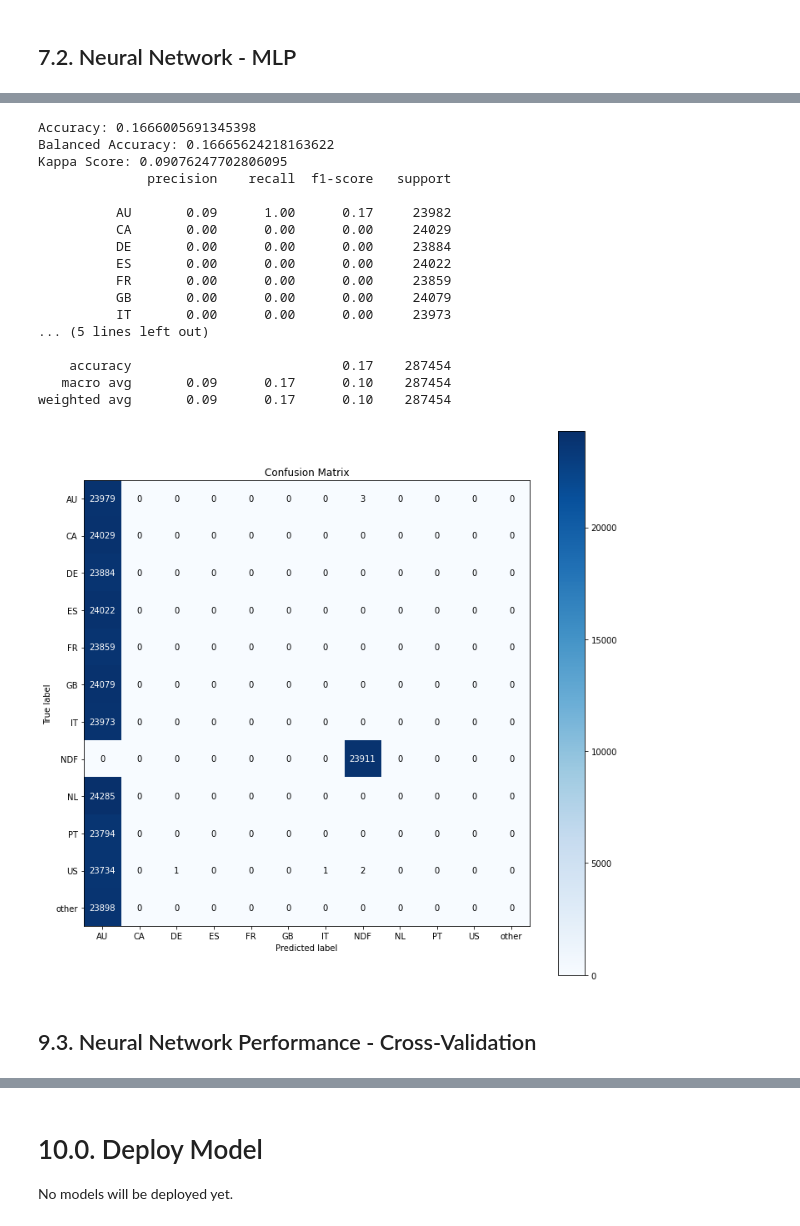
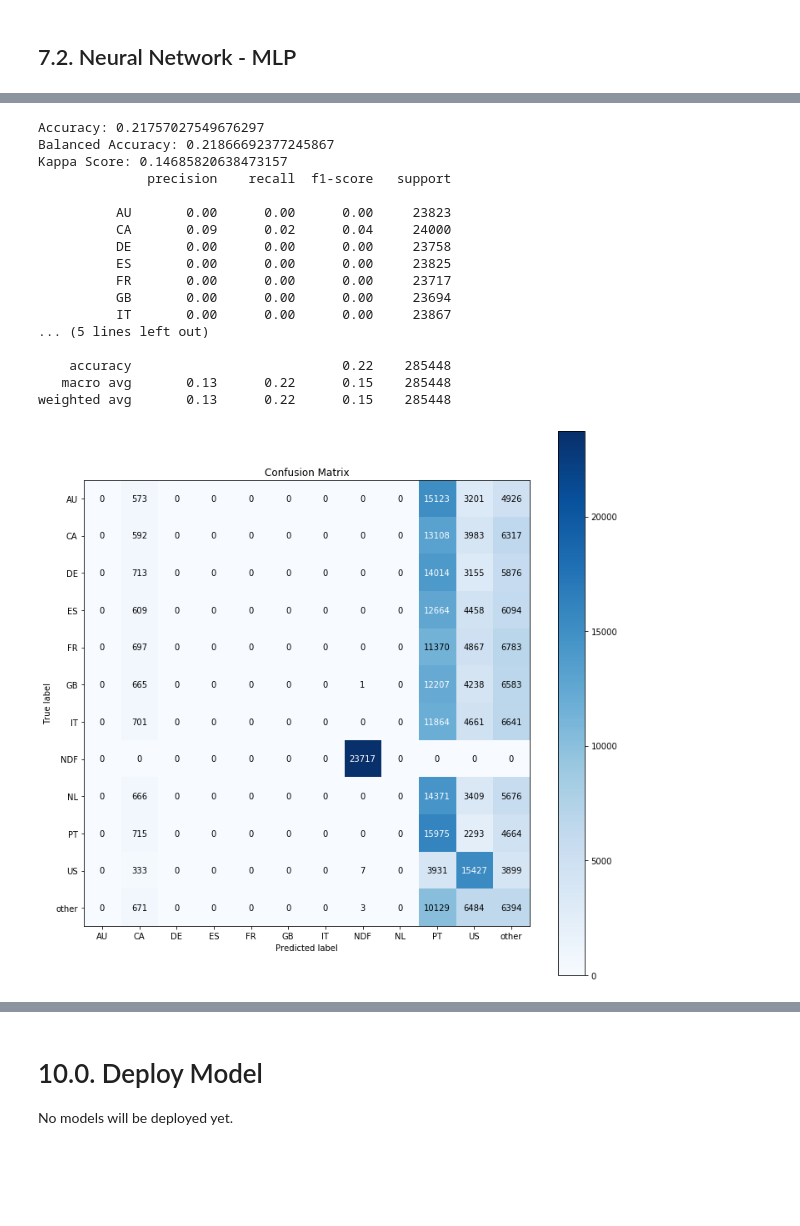
Before and after one commit to vinissouza/Airbnb-First-Booking-Forecast, a Jupyter notebook: Notebooks/5th-Cycle-Notebook-Balanced_Dataset.ipynb, the cells around one changed output, grey strips where cells are left out. Saved outputs shown, nothing was run; the diff lists cells and outputs as text; code cells hidden in the pictures; blank space fills up the shorter version.

```diff
--- a/Notebooks/5th-Cycle-Notebook-Balanced_Dataset.ipynb
+++ b/Notebooks/5th-Cycle-Notebook-Balanced_Dataset.ipynb
@@ -751,2 +770,8 @@ df05_users_comb.to_csv('../Datasets/data_balanced_smote_tomek.csv')
 # %% [markdown]
 # 6.0. Feature Selection
+# %%
+df06_users = df05_users.copy()
+
+df06_users_under = df05_users_under.copy()
+df06_users_over = df05_users_over.copy()
+df06_users_comb = df05_users_comb.copy()
@@ -886,11 +1109,0 @@ y_train_comb_nn = ohe_comb.fit_transform(y_train_comb.values.reshape(-1, 1)).toa
-# %%
-# model definition
-model_comb = ml.Sequential()
-model_comb.add( l.Dense(128, input_dim=x_train_comb.shape[1], activation='relu') )
-model_comb.add( l.Dense(12, activation='softmax') )
-
-# model compile
-model_comb.compile(loss='categorical_crossentropy', optimizer='adam', metrics=['accuracy'])
-
-# train model
-model_comb.fit(x_train_comb, y_train_comb_nn, epochs=100)
@@ -1080,0 +1365,11 @@ weighted avg       0.13      0.17      0.10    287544
+# %%
+# model definition
+model_comb = ml.Sequential()
+model_comb.add( l.Dense(128, input_dim=x_train_comb.shape[1], activation='relu') )
+model_comb.add( l.Dense(12, activation='softmax') )
+
+# model compile
+model_comb.compile(loss='categorical_crossentropy', optimizer='adam', metrics=['accuracy'])
+
+# train model
+model_comb.fit(x_train_comb, y_train_comb, epochs=100)
@@ -1085,8 +1399,7 @@ weighted avg       0.13      0.17      0.10    287544
 pred_comb_nn = model_comb.predict(x_test_comb)
 
 # invert prediction
-yhat_comb_nn = ohe_comb.inverse_transform(pred_comb_nn)
+yhat_comb_nn = ohe.inverse_transform(pred_comb_nn)
 
-# test dataset prepare with real results
-y_test_comb_nn = y_test_comb.to_numpy()
-yhat_comb_nn = yhat_comb_nn.reshape(1, -1)[0]
+# invert validation response
+y_test_comb_nn = ohe.inverse_transform(y_test_comb)
@@ -1102,39 +1433,43 @@ dtype: float64
 # %%
 # Accuracy
 acc_comb_nn = m.accuracy_score( y_test_comb_nn, yhat_comb_nn )
 print(f'Accuracy: {acc_comb_nn}')
 
 # Balanced Accuracy
 balanced_acc_comb_nn = m.balanced_accuracy_score(y_test_comb_nn, yhat_comb_nn)
 print(f'Balanced Accuracy: {balanced_acc_comb_nn}')
 
 # Kappa Metrics
 kappa_comb_nn = m.cohen_kappa_score(y_test_comb_nn, yhat_comb_nn)
 print(f'Kappa Score: {kappa_comb_nn}')
 
 # Classification report
 print(m.classification_report(y_test_comb_nn, yhat_comb_nn))
 
 # Confusion Matrix
 mt.plot_confusion_matrix( y_test_comb_nn, yhat_comb_nn, normalize=False, figsize=(12,12));
+
+# Performance
+comb_performance = {'model': 'NN Model - SMOTE + TOMEKLINK',
+                    'acc': np.round(acc_comb_nn, 6),
+                    'balanced_acc': np.round(balanced_acc_comb_nn, 6),
+                    'kappa_score': np.round(kappa_comb_nn, 6)}
 # %% [output]
-Accuracy: 0.1666005691345398
-Balanced Accuracy: 0.16665624218163622
-Kappa Score: 0.09076247702806095
+Accuracy: 0.21757027549676297
+Balanced Accuracy: 0.21866692377245867
+Kappa Score: 0.14685820638473157
               precision    recall  f1-score   support
 
-          AU       0.09      1.00      0.17     23982
-          CA       0.00      0.00      0.00     24029
-          DE       0.00      0.00      0.00     23884
-          ES       0.00      0.00      0.00     24022
-          FR       0.00      0.00      0.00     23859
-          GB       0.00      0.00      0.00     24079
-          IT       0.00      0.00      0.00     23973
+          AU       0.00      0.00      0.00     23823
+          CA       0.09      0.02      0.04     24000
+          DE       0.00      0.00      0.00     23758
+          ES       0.00      0.00      0.00     23825
+          FR       0.00      0.00      0.00     23717
+          GB       0.00      0.00      0.00     23694
+          IT       0.00      0.00      0.00     23867
 ... (5 lines left out)
 
-    accuracy                           0.17    287454
-   macro avg       0.09      0.17      0.10    287454
-weighted avg       0.09      0.17      0.10    287454
+    accuracy                           0.22    285448
+   macro avg       0.13      0.22      0.15    285448
+weighted avg       0.13      0.22      0.15    285448
-[figure, old version]
+[figure, new version]
-# %% [markdown]
-## 9.3. Neural Network Performance - Cross-Validation
```
Also changed, not shown: parts of 141 cells of this notebook.
